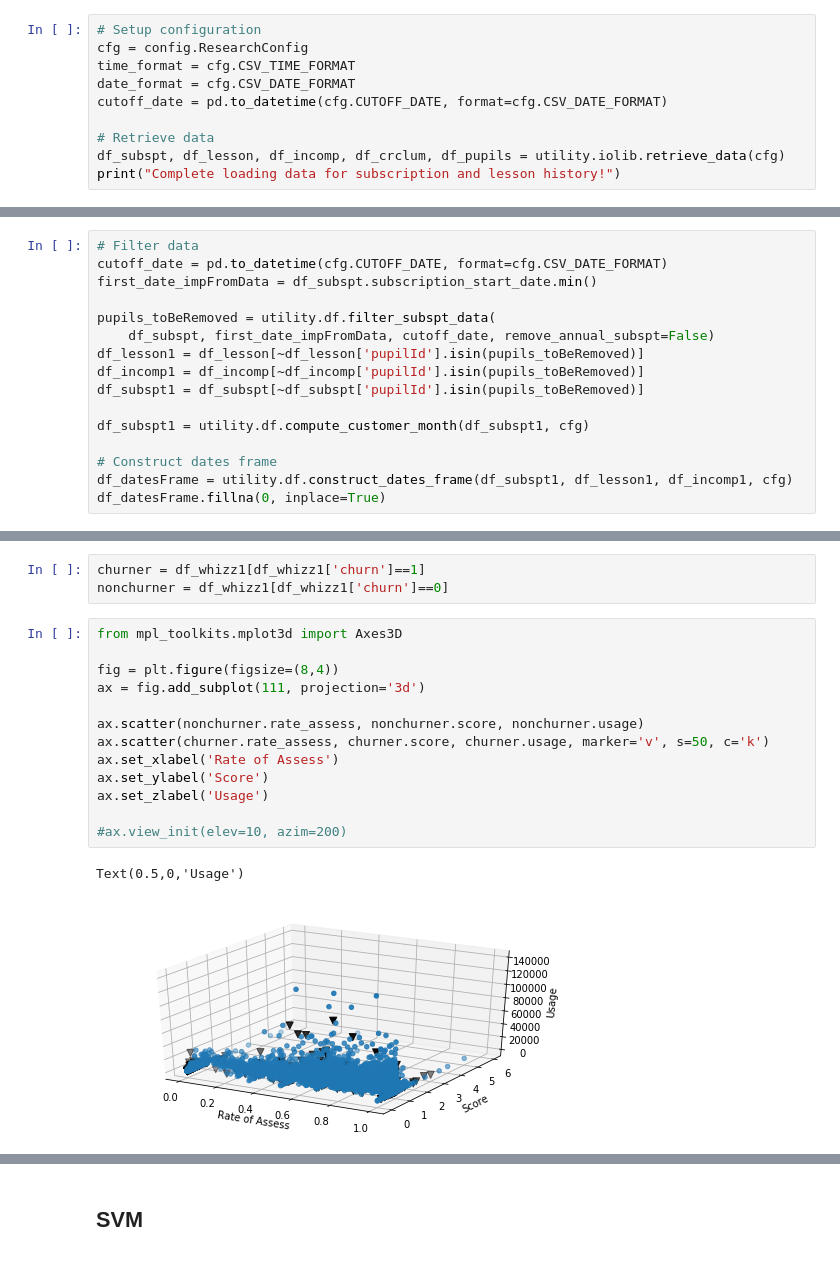
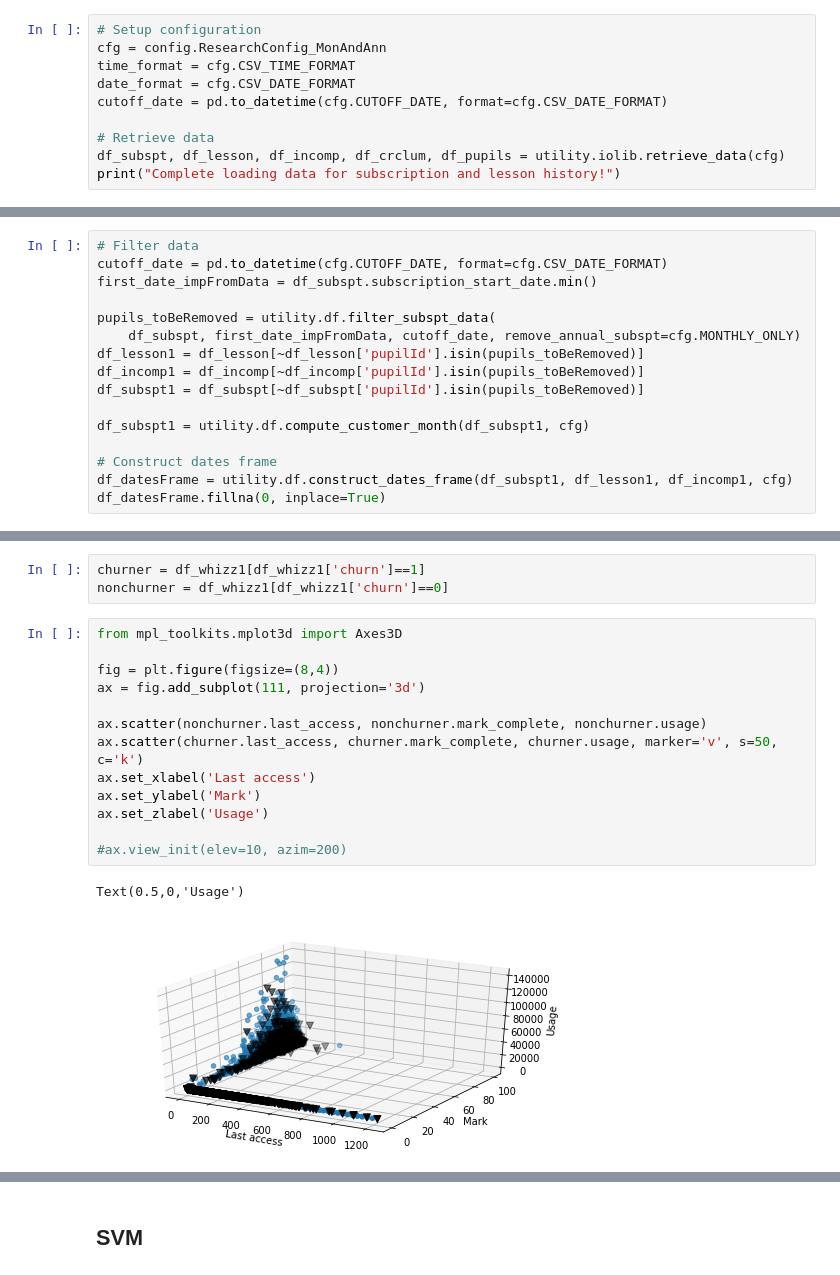
Before and after one commit to vicaws/Whizz, a Jupyter notebook: Code/Churn/Churn/NB_FeatureEngineering.ipynb, the cells around one changed output, grey strips where cells are left out. Drawn from its saved outputs; the diff is of its cells as text.

```diff
--- a/Code/Churn/Churn/NB_FeatureEngineering.ipynb
+++ b/Code/Churn/Churn/NB_FeatureEngineering.ipynb
@@ -17,7 +18,7 @@ from model.dataEngine import DataEngine
 #env = sys.argv[1] if len(sys.argv) > 2 else "dev"
 # %%
 # Setup configuration
-cfg = config.ResearchConfig
+cfg = config.ResearchConfig_MonAndAnn
 time_format = cfg.CSV_TIME_FORMAT
 date_format = cfg.CSV_DATE_FORMAT
 cutoff_date = pd.to_datetime(cfg.CUTOFF_DATE, format=cfg.CSV_DATE_FORMAT)
@@ -33,7 +34,7 @@ cutoff_date = pd.to_datetime(cfg.CUTOFF_DATE, format=cfg.CSV_DATE_FORMAT)
 first_date_impFromData = df_subspt.subscription_start_date.min()
 
 pupils_toBeRemoved = utility.df.filter_subspt_data(
-    df_subspt, first_date_impFromData, cutoff_date, remove_annual_subspt=False)
+    df_subspt, first_date_impFromData, cutoff_date, remove_annual_subspt=cfg.MONTHLY_ONLY)
 df_lesson1 = df_lesson[~df_lesson['pupilId'].isin(pupils_toBeRemoved)]
 df_incomp1 = df_incomp[~df_incomp['pupilId'].isin(pupils_toBeRemoved)]
 df_subspt1 = df_subspt[~df_subspt['pupilId'].isin(pupils_toBeRemoved)]
@@ -105,19 +102,19 @@ nonchurner = df_whizz1[df_whizz1['churn']==0]
 # %%
 from mpl_toolkits.mplot3d import Axes3D
 
 fig = plt.figure(figsize=(8,4))
 ax = fig.add_subplot(111, projection='3d')
 
-ax.scatter(nonchurner.rate_assess, nonchurner.score, nonchurner.usage)
-ax.scatter(churner.rate_assess, churner.score, churner.usage, marker='v', s=50, c='k')
-ax.set_xlabel('Rate of Assess')
-ax.set_ylabel('Score')
+ax.scatter(nonchurner.last_access, nonchurner.mark_complete, nonchurner.usage)
+ax.scatter(churner.last_access, churner.mark_complete, churner.usage, marker='v', s=50, c='k')
+ax.set_xlabel('Last access')
+ax.set_ylabel('Mark')
 ax.set_zlabel('Usage')
 
 #ax.view_init(elev=10, azim=200)
 # %% [output]
 Text(0.5,0,'Usage')
-[figure, old version]
+[figure, new version]
 # %%
 fig = plt.figure(figsize=(6,6))
 
```
Also changed, not shown: parts of 11 cells of this notebook, 6 other files.
